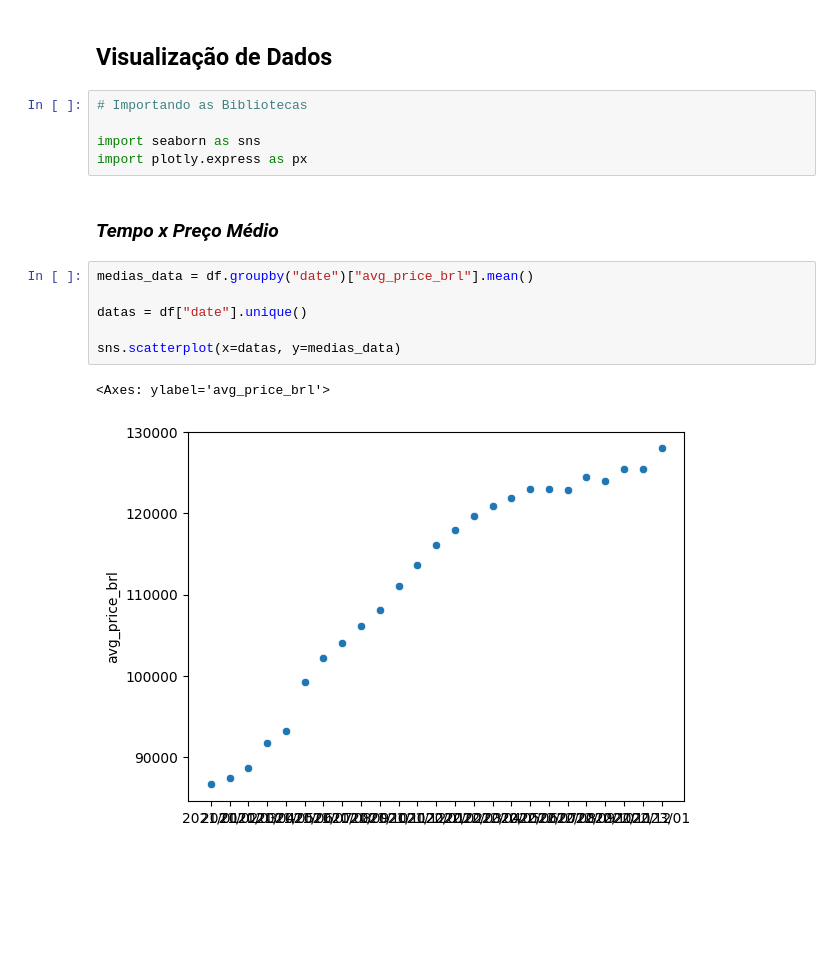
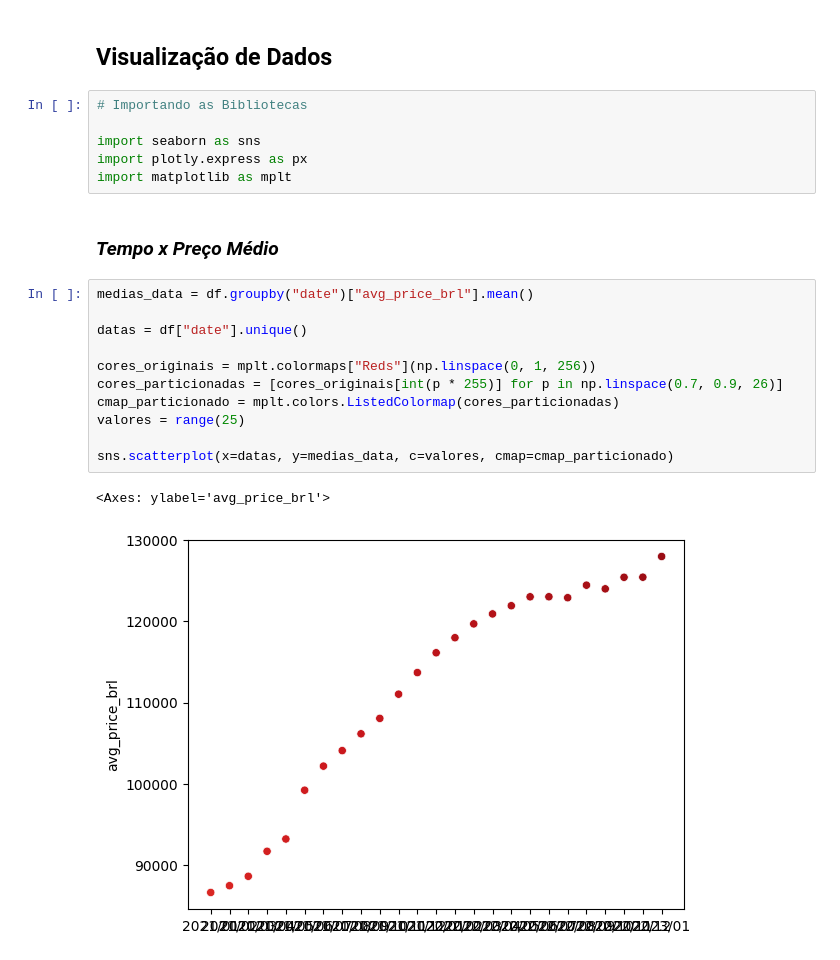
Before and after one commit to GvFreitas1/ListasdeExercicios-CursodePython2022, a Jupyter notebook: Projeto Final - Grupo 4/Análise de Dados - Preco dos Carros BR.ipynb, the cells around one changed output. Drawn from its saved outputs; the diff is of its cells as text; blank space fills up the shorter version.

```diff
--- a/Projeto Final - Grupo 4/Análise de Dados - Preco dos Carros BR.ipynb
+++ b/Projeto Final - Grupo 4/Análise de Dados - Preco dos Carros BR.ipynb
@@ -125,14 +125,20 @@ df
 
 import seaborn as sns
 import plotly.express as px
+import matplotlib as mplt
 # %% [markdown]
 ### *Tempo x Preço Médio*
 # %%
 medias_data = df.groupby("date")["avg_price_brl"].mean()
 
 datas = df["date"].unique()
 
-sns.scatterplot(x=datas, y=medias_data)
+cores_originais = mplt.colormaps["Reds"](np.linspace(0, 1, 256))
+cores_particionadas = [cores_originais[int(p * 255)] for p in np.linspace(0.7, 0.9, 26)]
+cmap_particionado = mplt.colors.ListedColormap(cores_particionadas)
+valores = range(25)
+
+sns.scatterplot(x=datas, y=medias_data, c=valores, cmap=cmap_particionado)
 # %% [output]
 <Axes: ylabel='avg_price_brl'>
-[figure, old version]
+[figure, new version]
```
